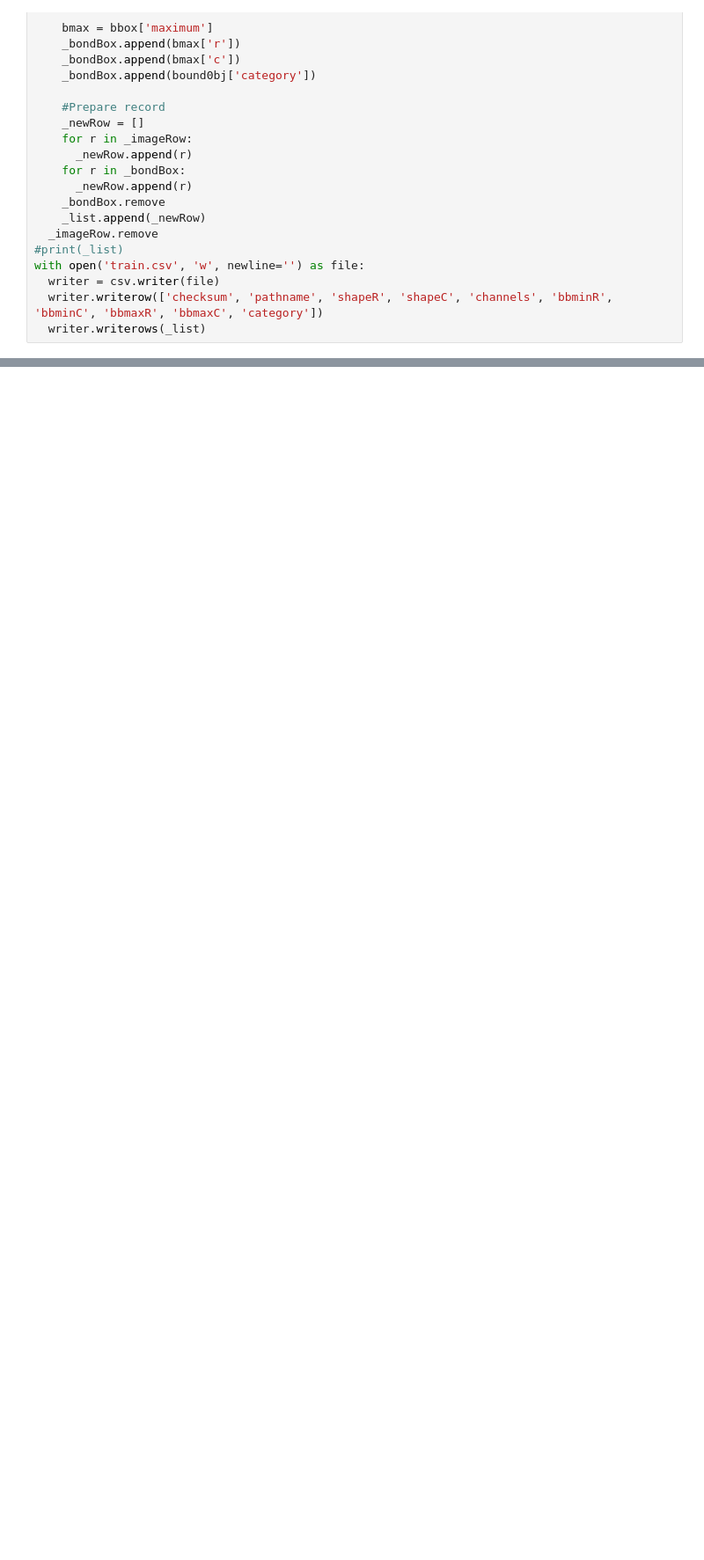
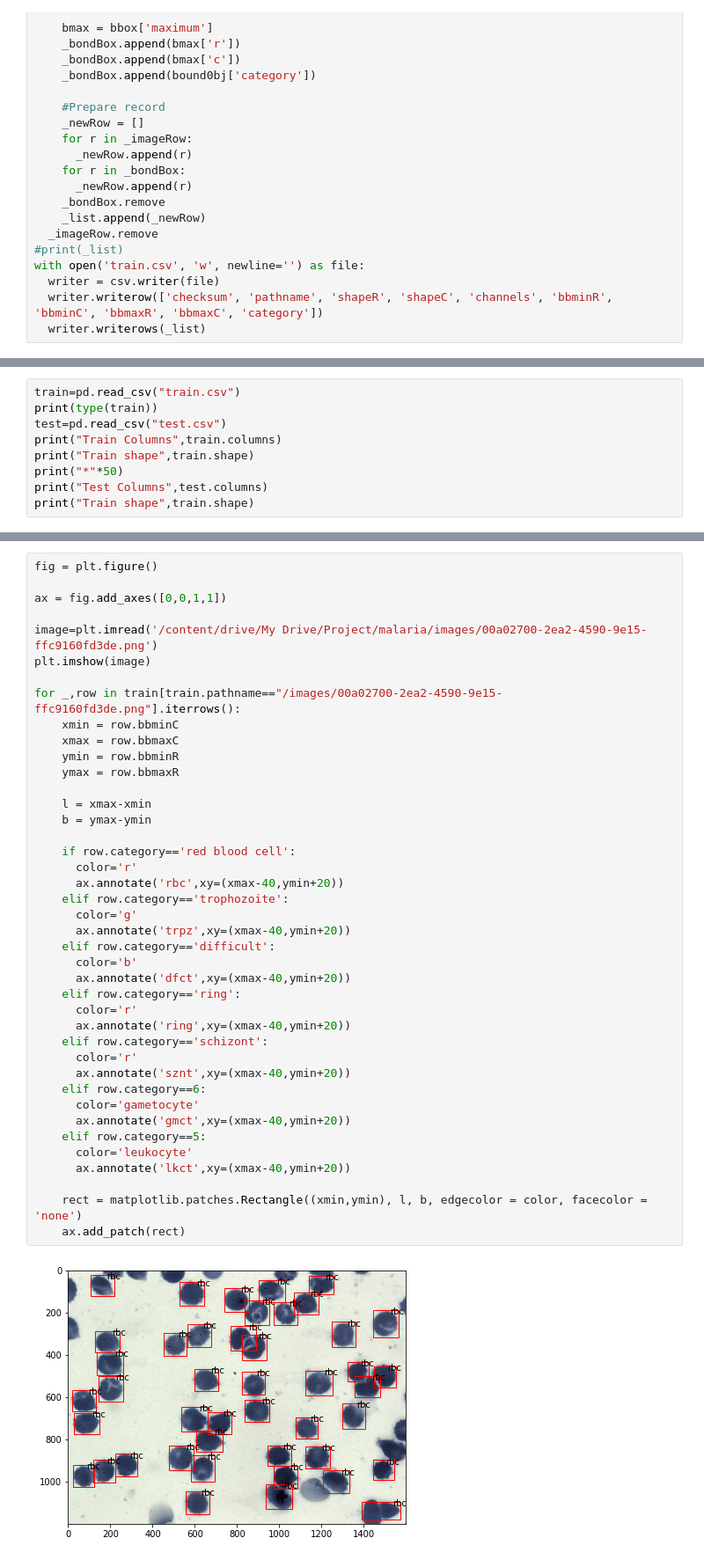
Before and after one commit to Nutsudapenpong/DPDM, a Jupyter notebook: Followmalaria.ipynb, the cells around one changed output, grey strips where cells are left out. Shown at 88% size. Saved outputs shown, nothing was run; the diff lists cells and outputs as text; blank space fills up the shorter version.

```diff
--- a/Followmalaria.ipynb
+++ b/Followmalaria.ipynb
@@ -73,0 +126,9 @@ with open('train.csv', 'w', newline='') as file:
+# %%
+train=pd.read_csv("train.csv")
+print(type(train))
+test=pd.read_csv("test.csv")
+print("Train Columns",train.columns)
+print("Train shape",train.shape)
+print("*"*50)
+print("Test Columns",test.columns)
+print("Train shape",train.shape)
@@ -73,0 +206,43 @@ with open('train.csv', 'w', newline='') as file:
+# %%
+fig = plt.figure()
+
+ax = fig.add_axes([0,0,1,1])
+
+image=plt.imread('/content/drive/My Drive/Project/malaria/images/00a02700-2ea2-4590-9e15-ffc9160fd3de.png')
+plt.imshow(image)
+
+for _,row in train[train.pathname=="/images/00a02700-2ea2-4590-9e15-ffc9160fd3de.png"].iterrows():
+    xmin = row.bbminC
+    xmax = row.bbmaxC
+    ymin = row.bbminR
+    ymax = row.bbmaxR
+
+    l = xmax-xmin
+    b = ymax-ymin
+
+    if row.category=='red blood cell':
+      color='r'
+      ax.annotate('rbc',xy=(xmax-40,ymin+20))
+    elif row.category=='trophozoite':
+      color='g'
+      ax.annotate('trpz',xy=(xmax-40,ymin+20))
+    elif row.category=='difficult':
+      color='b'
+      ax.annotate('dfct',xy=(xmax-40,ymin+20))
+    elif row.category=='ring':
+      color='r'
+      ax.annotate('ring',xy=(xmax-40,ymin+20))
+    elif row.category=='schizont':
+      color='r'
+      ax.annotate('sznt',xy=(xmax-40,ymin+20))
+    elif row.category==6:
+      color='gametocyte'
+      ax.annotate('gmct',xy=(xmax-40,ymin+20))
+    elif row.category==5:
+      color='leukocyte'
+      ax.annotate('lkct',xy=(xmax-40,ymin+20))
+
+    rect = matplotlib.patches.Rectangle((xmin,ymin), l, b, edgecolor = color, facecolor = 'none')
+    ax.add_patch(rect)
+# %% [output]
+[figure, added]
```
Also changed, not shown: parts of 11 cells of this notebook.
